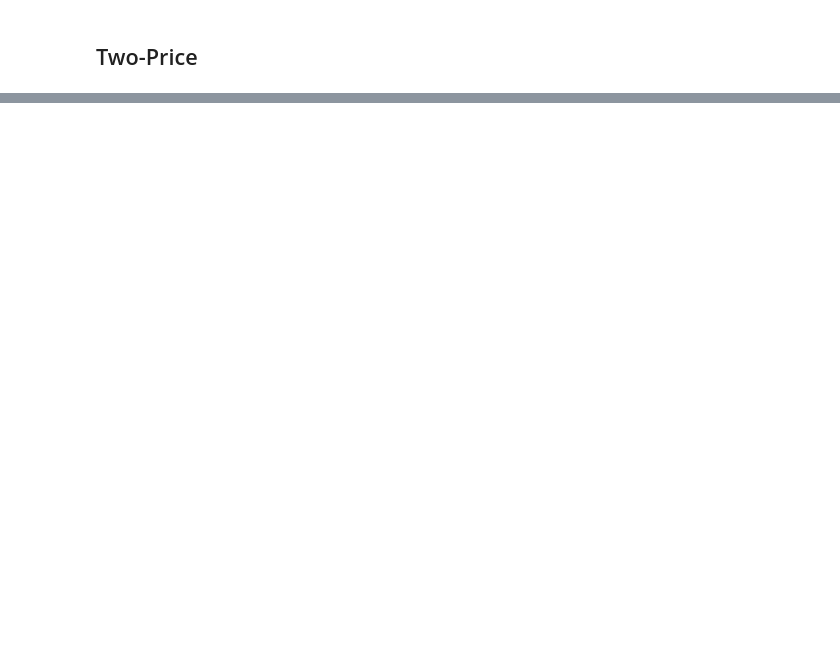
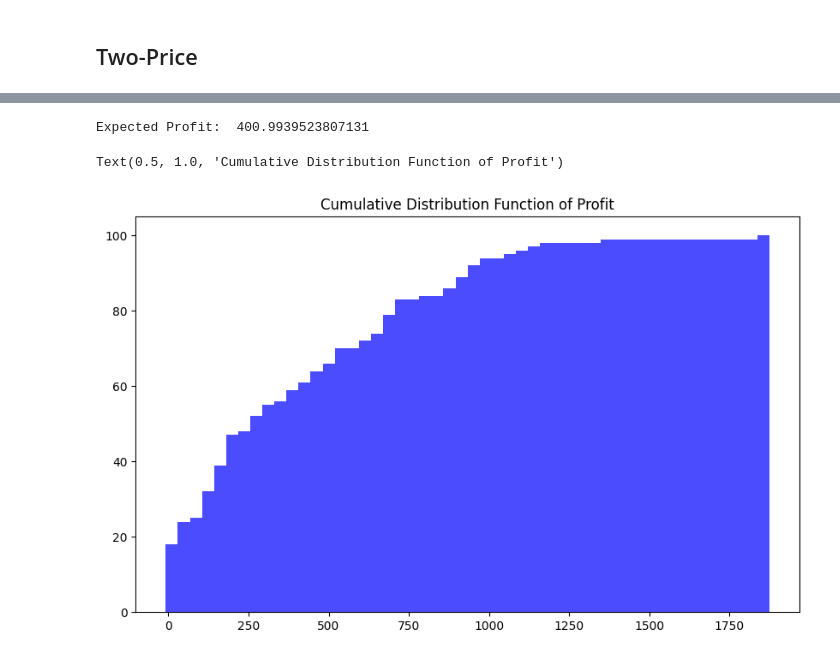
Before and after one commit to MatthieuJacobsDESL/renewables_in_electricity_markets_ass2, a Jupyter notebook: step1.1.ipynb, the cells around one changed output, grey strips where cells are left out. Cells and saved outputs as stored; diff of their text form; code cells hidden in the pictures; blank space fills up the shorter version.

```diff
--- a/step1.1.ipynb
+++ b/step1.1.ipynb
@@ -295,0 +231,9 @@ plt.legend()
+# %%
+# nb_scenarios to consider
+n_scenarios = 100
+scenarios_id = shuffled_scenarios[:n_scenarios, :] # take the first n_scenarios as the in-sample scenarios
+# %%
+scheme = 'one_price'
+wind_bids_ra, prob_ra, imbalances_ra, imbalances_up_ra, imbalances_down_ra, expected_profit, cvar = wpb.wind_pp_bidding_ra(wind_forecast[:, scenarios_id[:, 0]], spot_forecast[:, scenarios_id[:, 1]], imbalance_forecast[:, scenarios_id[:, 2]], f_up, f_down, alpha=0.95, beta = 0, price_scheme=scheme)
+# check : with beta = 0, the results should be the same as the previous res for selected price scheme
+# NOTE: we chose the (1-beta)*p + beta*cvar objective, so 0<=beta<=1
@@ -295,0 +273,22 @@ plt.legend()
+# %%
+# compute profit of in-sample scenarios
+# Compute the profit over all scenarios
+profit = np.zeros((n_scenarios, 1))
+for i in range(n_scenarios):
+        profit[i] = wpb.compute_profit(wind_bids, wind_forecast[:, scenarios_id[i, 0]], spot_forecast[:,scenarios_id[i, 1]], imbalance_forecast[:, scenarios_id[i, 2]], f_down, f_up, scheme)
+
+# flatten profit array
+profit_flat = profit.flatten()
+# Sort the profit array
+profit_sorted = np.sort(profit_flat)
+# Compute the expected profit
+expected_profit = np.mean(profit_sorted)
+print("Expected Profit: ", expected_profit)
+# Visualize the cumulative distribution function (CDF)
+plt.figure(figsize=(10, 6))
+plt.hist(profit_sorted, bins=50, cumulative=True, color='blue', alpha=0.7)
+plt.title('Cumulative Distribution Function of Profit')
+# %% [output]
+Expected Profit:  400.9939523807131
+Text(0.5, 1.0, 'Cumulative Distribution Function of Profit')
+[figure, added]
```
Also changed, not shown: parts of 32 cells of this notebook, 1 other file.
